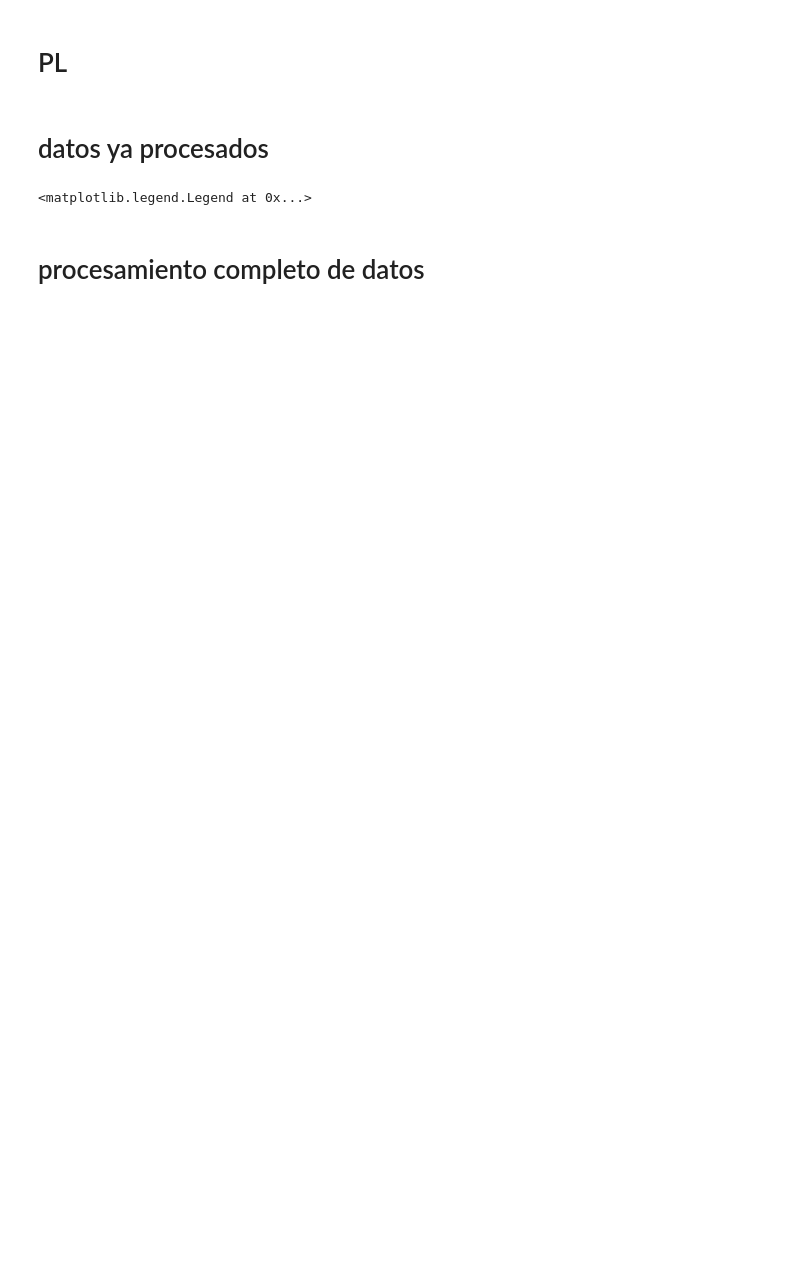
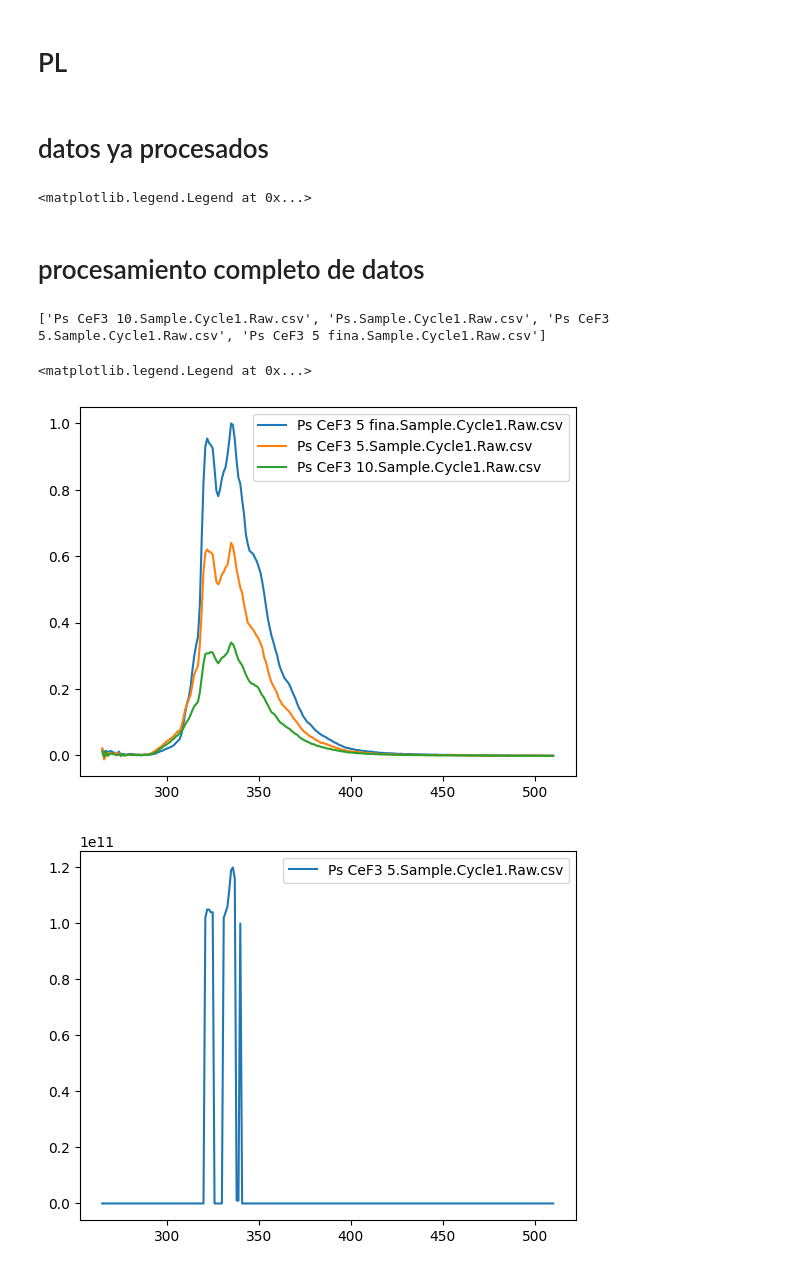
Before and after one commit to molinico/Gan-AlGaN, a Jupyter notebook: codigos/PL.ipynb, the cells around one changed output. Drawn from its saved outputs; the diff is of its cells as text; code cells hidden in the pictures; blank space fills up the shorter version.

```diff
--- a/codigos/PL.ipynb
+++ b/codigos/PL.ipynb
@@ -75,3 +77,82 @@ plt.legend()
 <matplotlib.legend.Legend at 0x...>
 # %% [markdown]
 # procesamiento completo de datos
+# %%
+plt.close("all")
+path=r'C:\Users\Nicolás Molina\OneDrive\Escritorio\GaNAlGaN\Gan-AlGaN\adquisiciones\PL2 fail+uvvis'
+os.chdir (path)
+
+# busco la absorbancia (en uvvis) en el punto donde excito las muestras en el pl
+uvvis=glob('*.csv')
+baselineuv=np.loadtxt("baseline.txt",delimiter=",",skiprows=1,unpack=True)
+#pl=np.loadtxt("pl2fail.txt", delimiter='	', skiprows=1, unpack=True)
+
+def mean(numbers):
+    return sum(numbers)/len(numbers)
+
+
+abs=[]
+
+print(uvvis)
+
+uvvis=["Ps.Sample.Cycle1.Raw.csv","Ps CeF3 5 fina.Sample.Cycle1.Raw.csv","Ps CeF3 5.Sample.Cycle1.Raw.csv","Ps CeF3 10.Sample.Cycle1.Raw.csv"]
+
+#plt.figure()
+for film in uvvis:
+  uv=np.loadtxt(film, delimiter=',', skiprows=1, unpack=True)
+  lambda_=uv[0]
+  intensidad=uv[1]-baselineuv[1]  #corrijo
+  #plt.plot(lambda_[435:445],intensidad[435:445],label=film)
+  abs.append(mean(intensidad[437:443]))
+#plt.legend()
+
+#ahora si empiezo con pl
+
+pl=np.loadtxt("pl2fail2.txt", delimiter='	', skiprows=1, unpack=True)
+
+
+lambdapl=pl[0]
+Iblanco=pl[1]
+emcorri=pl[6]
+wg280=pl[7]
+
+Is=[]
+
+
+for j in [3,4,5]:
+  I0=pl[j]-Iblanco
+  T=10**(abs[j-2])
+  fabs=1-10**(-abs[j-2])
+  Ipl=I0*emcorri*100*(1-T)/(wg280*fabs)
+  Ipl=I0*emcorri*100/(wg280)
+  #plt.plot(lambdapl,Ipl,label=uvvis[j-2])
+  Is.append(Ipl)
+
+
+maxpscef5viejo=max(Is[0])
+maxpscef5=max(Is[1])
+maxpscef10=max(Is[2])
+
+maxs=[maxpscef5viejo,maxpscef5,maxpscef10]
+
+Inormalizados=Is/max(maxs)
+
+
+
+
+i=1
+plt.figure()
+for j in Inormalizados:
+  plt.plot(lambdapl,j,label=uvvis[i])
+  i=i+1
+plt.legend()
+
+# estan raros estos datos de la de ps solo
+plt.figure()
+plt.plot(lambdapl,pl[2],label=uvvis[2])
+plt.legend()
+# %% [output]
+['Ps CeF3 10.Sample.Cycle1.Raw.csv', 'Ps.Sample.Cycle1.Raw.csv', 'Ps CeF3 5.Sample.Cycle1.Raw.csv', 'Ps CeF3 5 fina.Sample.Cycle1.Raw.csv']
+<matplotlib.legend.Legend at 0x...>
+[figure, added]
+[figure, added]
```
Also changed, not shown: parts of 1 cell of this notebook.
